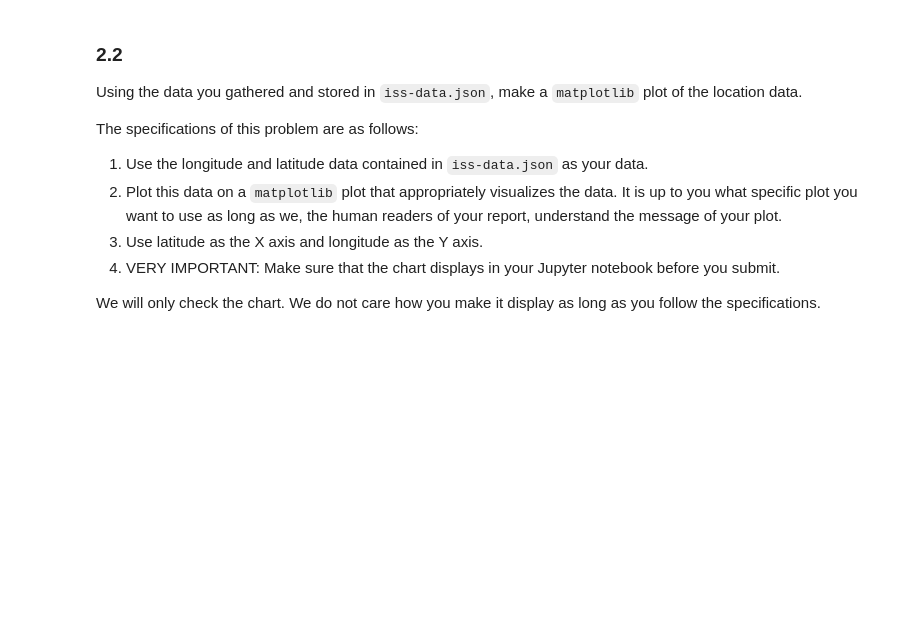
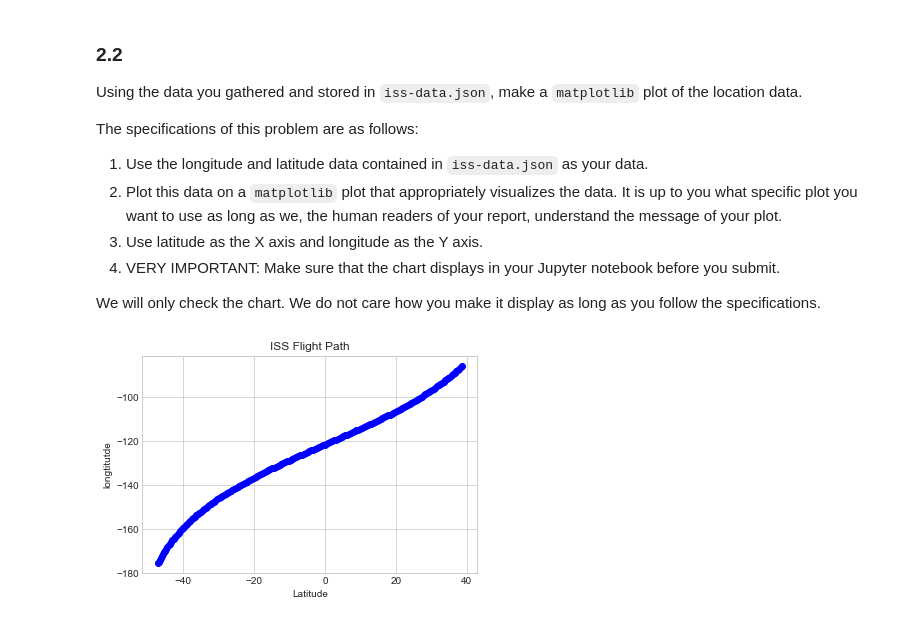
Before and after one commit to Alecxeris/Assignments, a Jupyter notebook: 204079_PORRAS_SHAN_LIBRARIES.ipynb, the cells around one changed output. Saved outputs shown, nothing was run; the diff lists cells and outputs as text; code cells hidden in the pictures; blank space fills up the shorter version.

```diff
--- a/204079_PORRAS_SHAN_LIBRARIES.ipynb
+++ b/204079_PORRAS_SHAN_LIBRARIES.ipynb
@@ -287,0 +267,28 @@ https://stackoverflow.com/questions/474528/what-is-the-best-way-to-repeatedly-ex
+# %%
+# CODE CELL
+
+# CODE START
+%matplotlib inline
+#Load json data
+data = {}
+f = open('iss-data.json','r')
+data = json.load(f)
+f.close()
+#set lists
+x = []#latitude
+y = []#longtitude
+
+for i in range(0,len(data)):
+    x.append(float(data[i]['iss_position']['latitude']))
+for j in range(0,len(data)):
+    y.append(float(data[j]['iss_position']['longitude']))
+
+plt.plot(x,y,'bo')
+plt.xlabel('Latitude')
+plt.ylabel('longtitutde')
+plt.title('ISS Flight Path')
+plt.show()
+
+# CODE END
+# %% [output]
+[figure, added]
```
Also changed, not shown: parts of 3 cells of this notebook.
